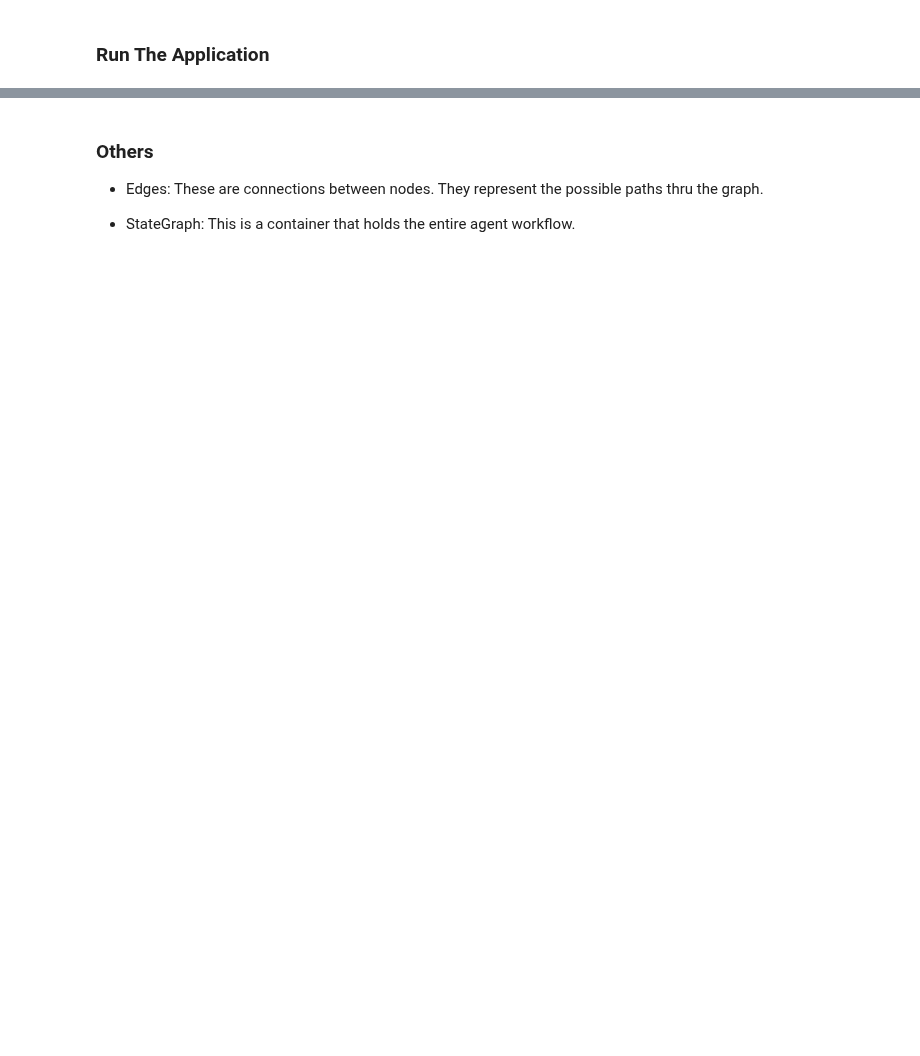
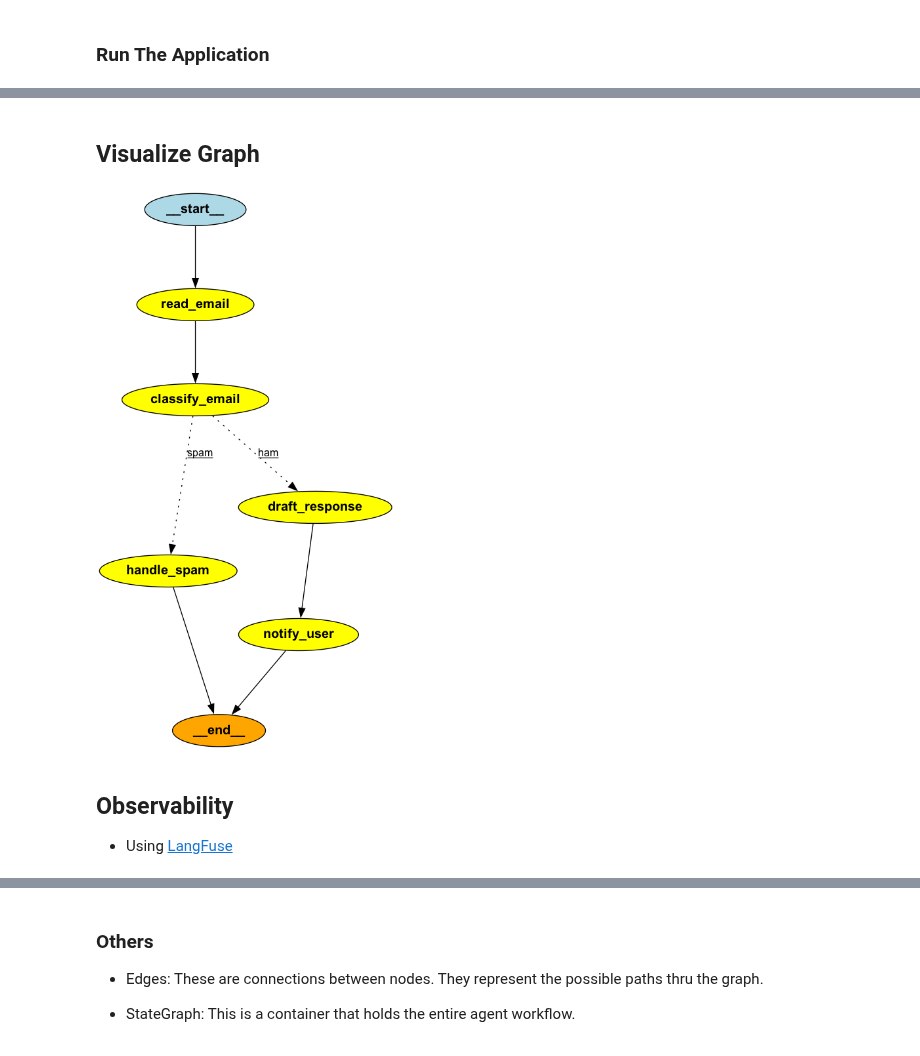
Before and after one commit to chineidu/AI-Tutorials, a Jupyter notebook: notebooks/01-HF-Agents/01-intro-langGraph.ipynb, the cells around one changed output, grey strips where cells are left out. Drawn from its saved outputs; the diff is of its cells as text; code cells hidden in the pictures; blank space fills up the shorter version.

```diff
--- a/notebooks/01-HF-Agents/01-intro-langGraph.ipynb
+++ b/notebooks/01-HF-Agents/01-intro-langGraph.ipynb
@@ -222,0 +192,39 @@ She said, "You're a *dragon* of a husband!"
+# %%
+nest_asyncio.apply()
+
+SYSTEM_PROMPT: dict[str, str] = {
+    "role": "assistant",
+    "content": "</no_think> <role>You're a AI assistant, Alfred the butler!</role>",
+}
+
+
+async def chat_completion(
+    message: dict[str, Any],
+    client: instructor.AsyncInstructor = client,
+    model: str = model,
+    response_model: type = GeneralResponse,
+) -> str:
+    """Returns a response from the LLM given a message."""
+
+    messages = [SYSTEM_PROMPT, message]
+
+    response: Any = await client.chat.completions.create(
+        response_model=response_model,
+        model=model,
+        messages=messages,
+        max_retries=3,
+        max_tokens=4096,
+        temperature=0,
+        seed=2,
+    )
+
+    return response
+
+
+message: dict[str, Any] = {
+    "role": "user",
+    "content": "<input>Tell me a short funny joke about Prison Break TV series.</input>",
+}
+
+result = asyncio.run(chat_completion(message=message))
+console.log(result)
@@ -575,2 +625,15 @@ console.log(spam_result, style="warning")
                'email_draft': None
            }
+# %% [markdown]
+## Visualize Graph
+# %%
+# uv add pygraphviz or pip install pygraphviz
+from IPython.display import Image
+
+Image(compiled_graph.get_graph().draw_png())
+# %% [output]
+[figure, added]
+# %% [markdown]
+## Observability
+
+- Using [LangFuse](https://github.com/langfuse/langfuse)
```
Also changed, not shown: parts of 15 cells of this notebook, 4 other files.
